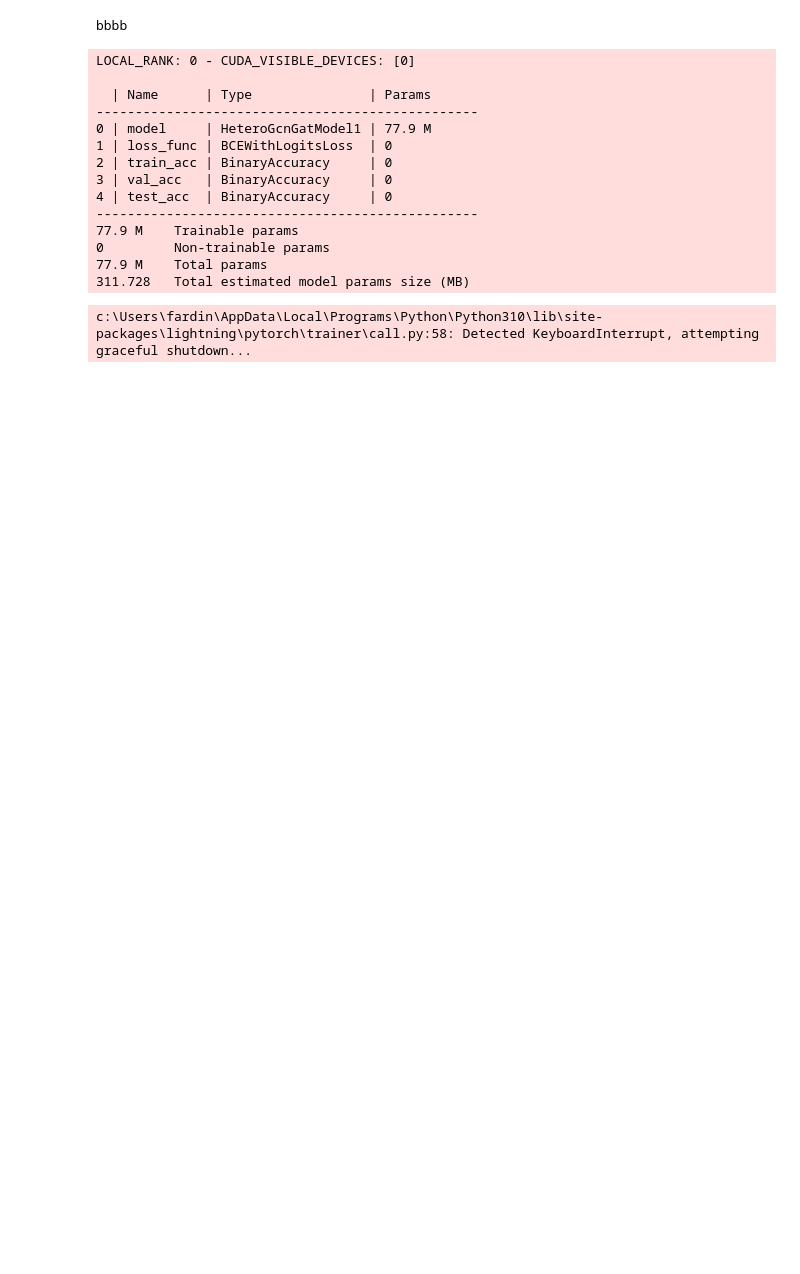
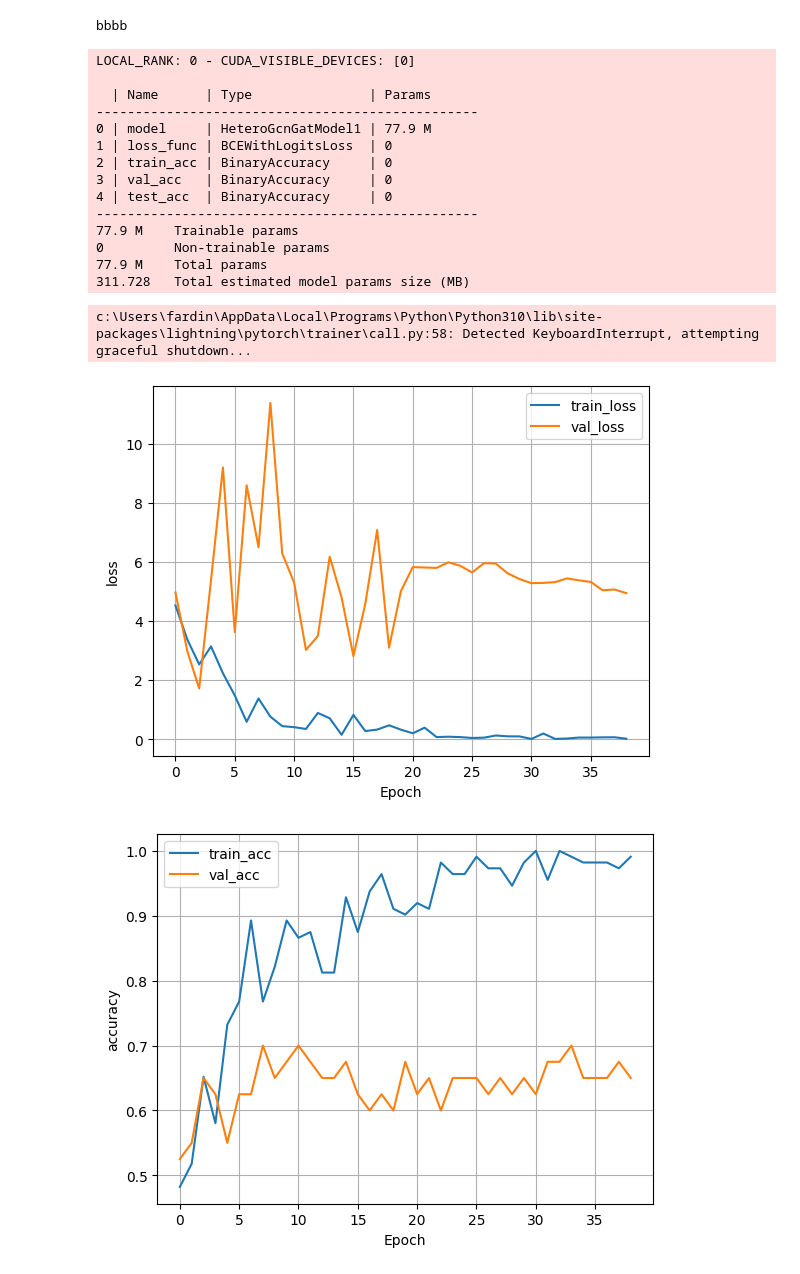
Before and after one commit to raziehAskarizade/Beyond-Words, a Jupyter notebook: Practices/Tasks/HeterogeneousGraphs/TestHeterogeneousGraphClassifier.ipynb, the cells around one changed output. Saved outputs shown, nothing was run; the diff lists cells and outputs as text; code cells hidden in the pictures; blank space fills up the shorter version.

```diff
--- a/Practices/Tasks/HeterogeneousGraphs/TestHeterogeneousGraphClassifier.ipynb
+++ b/Practices/Tasks/HeterogeneousGraphs/TestHeterogeneousGraphClassifier.ipynb
@@ -309,4 +304,7 @@ def plot_csv_logger(csv_path, loss_names=['train_loss', 'val_loss'], eval_names=
     df_metrics[eval_names].plot(grid=True, legend=True, xlabel='Epoch', ylabel='accuracy')
     plt.show()
 # %%
-plot_csv_logger(r'C:\Users\fardin\Projects\ColorIntelligence\logs\GcnGatSentiment3\version_4\metrics.csv')
+plot_csv_logger(r'C:\Users\fardin\Projects\ColorIntelligence\logs\GcnGatSentiment3\version_12\metrics.csv')
+# %% [output]
+[figure, added]
+[figure, added]
```
Also changed, not shown: parts of 8 cells of this notebook, 2 other files.
